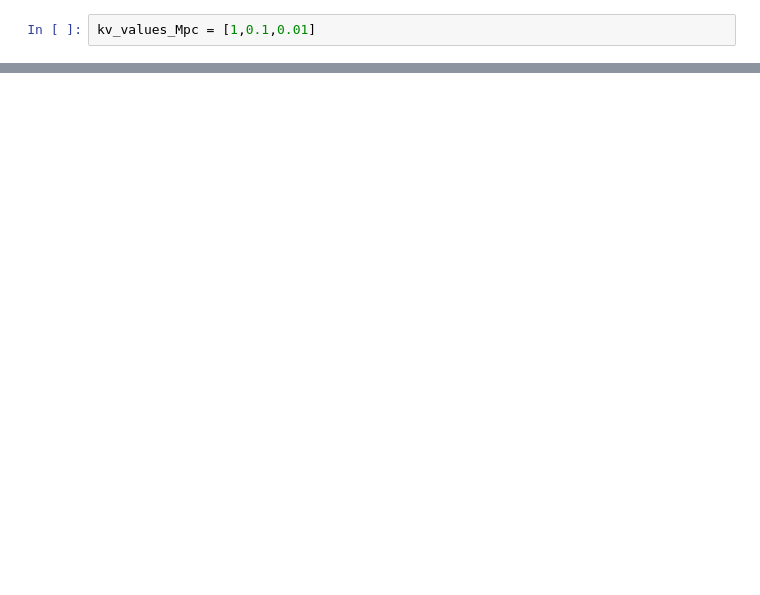
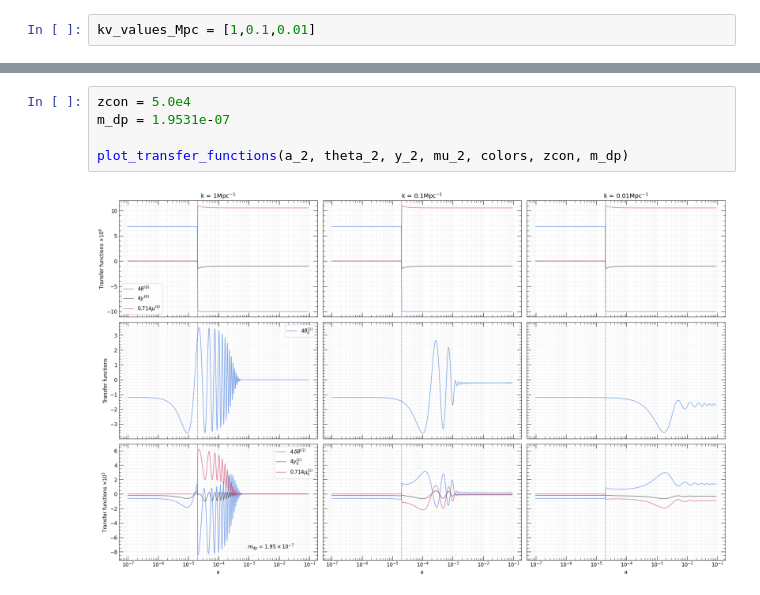
Before and after one commit to Sareva00/Photon_conversion, a Jupyter notebook: transfer_functions.ipynb, the cells around one changed output, grey strips where cells are left out. Drawn from its saved outputs; the diff is of its cells as text; blank space fills up the shorter version.

```diff
--- a/transfer_functions.ipynb
+++ b/transfer_functions.ipynb
@@ -208,0 +256,7 @@ plot_transfer_functions(a_2, theta_2, y_2, mu_2, colors, zcon, m_dp)
+# %%
+zcon = 5.0e4
+m_dp = 1.9531e-07
+
+plot_transfer_functions(a_2, theta_2, y_2, mu_2, colors, zcon, m_dp)
+# %% [output]
+[figure, added]
```
Also changed, not shown: parts of 11 cells of this notebook, 3 other files.
